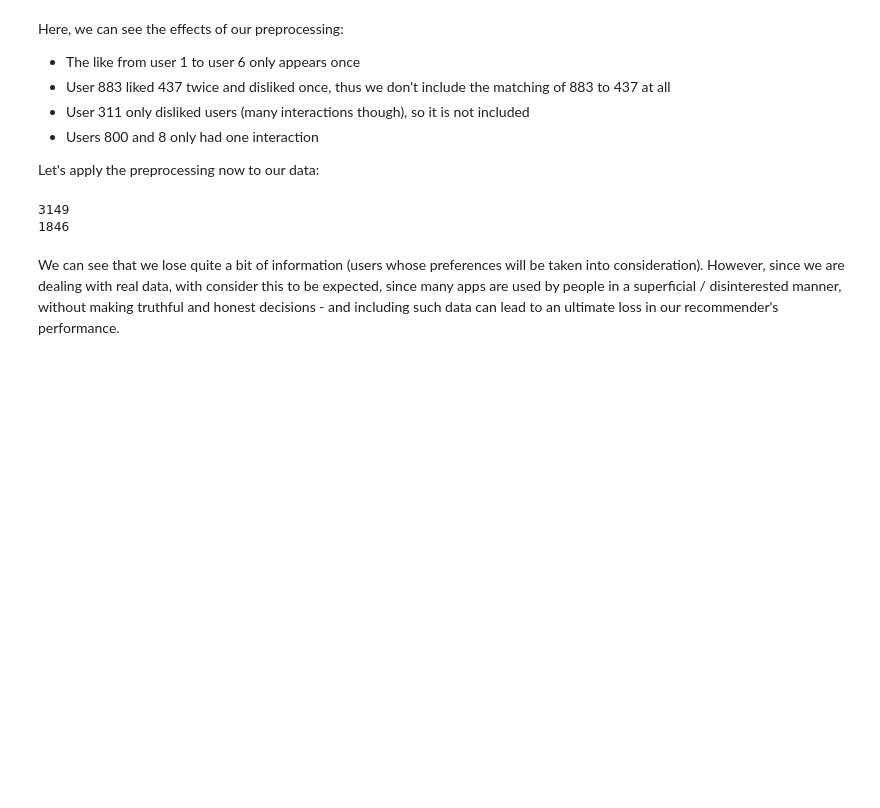
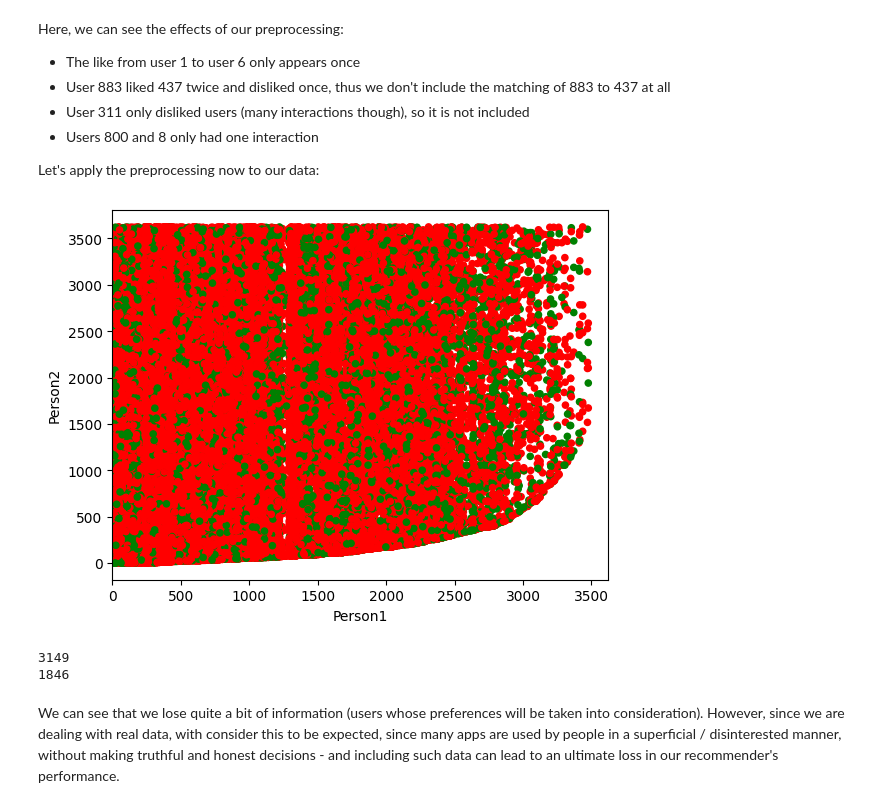
Before and after one commit to SirbayC/Recommender-System-NMF-MinHash, a Jupyter notebook: RSNM.ipynb, the cells around one changed output. Cells and saved outputs as stored; diff of their text form; code cells hidden in the pictures; blank space fills up the shorter version.

```diff
--- a/RSNM.ipynb
+++ b/RSNM.ipynb
@@ -162,10 +162,11 @@ Here, we can see the effects of our preprocessing:
 Let's apply the preprocessing now to our data:
 # %%
 train_data = preprocess(raw_data)
-
+visualize_data(train_data)
 print(len(set(raw_data["user_from_id"])))
 print(len(set(train_data["user_from_id"])))
 # %% [output]
+[figure, added]
 3149
 1846
 # %% [markdown]
```
Also changed, not shown: parts of 17 cells of this notebook.
